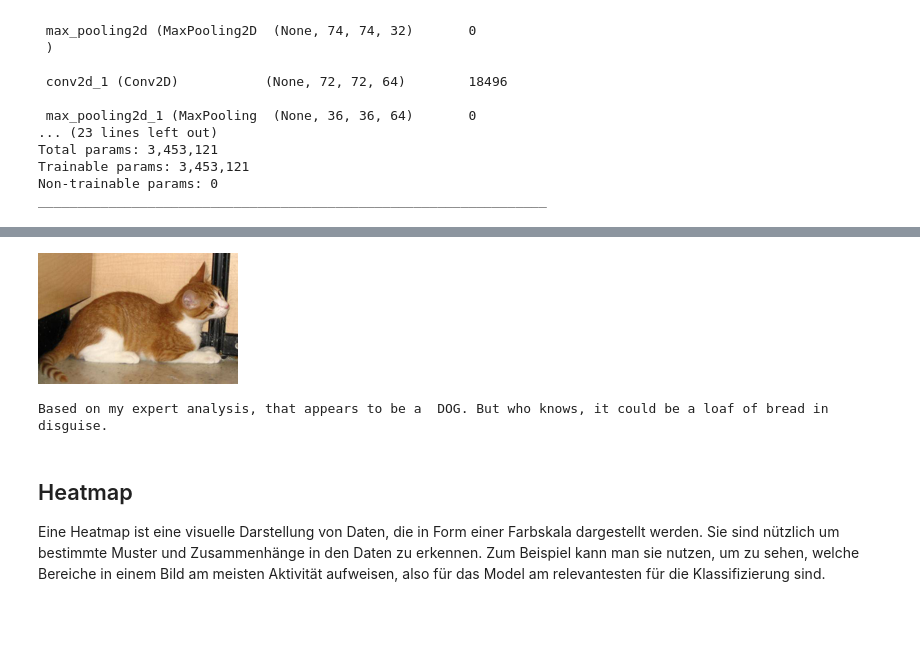
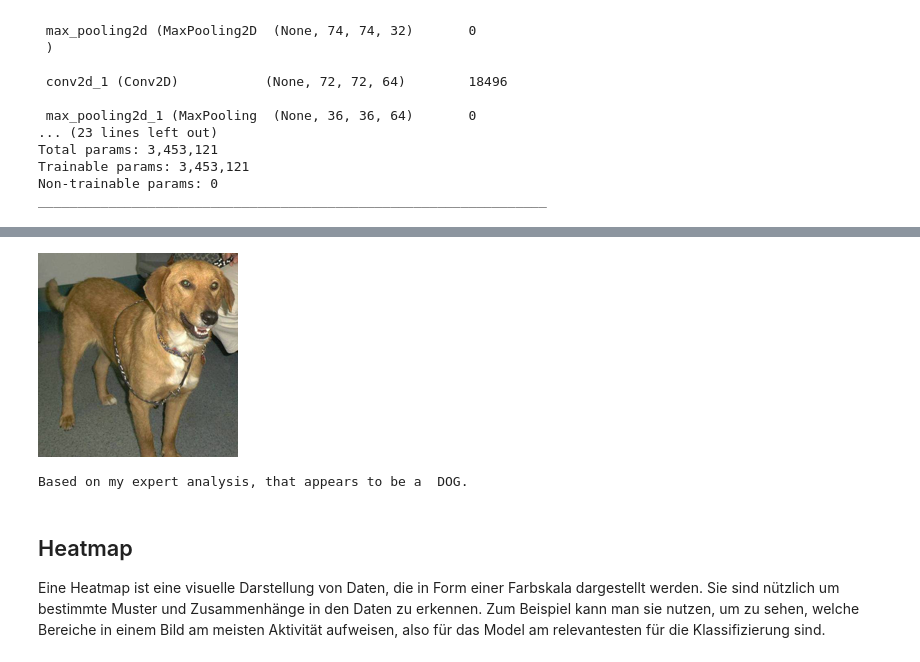
Before and after one commit to elliwadler/image_classification, a Jupyter notebook: cat_dog_classification.ipynb, the cells around one changed output, grey strips where cells are left out. Drawn from its saved outputs; the diff is of its cells as text; code cells hidden in the pictures; blank space fills up the shorter version.

```diff
--- a/cat_dog_classification.ipynb
+++ b/cat_dog_classification.ipynb
@@ -263,9 +265,9 @@ model = tf.keras.models.load_model('Assets_Modell/cats_dogs_classifier_82%.h5')
 # Load the image and resize to the target size
 
 #img_path = 'cats_and_dogs_filtered/validation/dogs/dog.2020.jpg'
-#img_path = 'cats_and_dogs_filtered/validation/dogs/dog.2013.jpg'
+img_path = 'cats_and_dogs_filtered/validation/dogs/dog.2013.jpg'
 #img_path = 'cats_and_dogs_filtered/validation/cats/cat.2019.jpg'
-img_path = 'cats_and_dogs_filtered/validation/cats/cat.2119.jpg'
+#img_path = 'cats_and_dogs_filtered/validation/cats/cat.2119.jpg'
 img = image.load_img(img_path, target_size=(150, 150))
 
 # Convert the image to a numpy array and normalize
@@ -287,7 +289,7 @@ new_height = int(height * (new_width / width))
 resized_image = image.resize((new_width, new_height))
 resized_image.show()
 if pred[0][0] > 0.5:
-    print("Based on my expert analysis, that appears to be a \033[95m\033[1m DOG\033[0m. But who knows, it could be a loaf of bread in disguise.")
+    print("Based on my expert analysis, that appears to be a \033[95m\033[1m DOG\033[0m.")
 else:
     print("Meow, that's most definitely a \033[95m\033[1m CAT\033[0m (or a Chihuahua)!")
 # %% [output]
@@ -295,5 +297,5 @@ else:
-[figure, old version]
+[figure, new version]
-Based on my expert analysis, that appears to be a  DOG. But who knows, it could be a loaf of bread in disguise.
+Based on my expert analysis, that appears to be a  DOG.
 # %% [markdown]
 ## Heatmap
 
```
Also changed, not shown: parts of 12 cells of this notebook.
